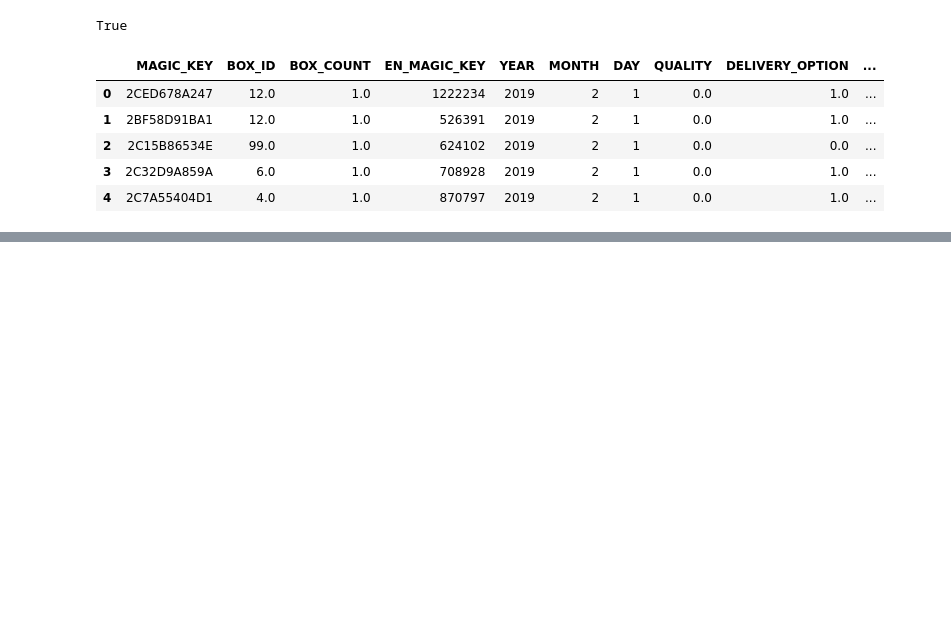
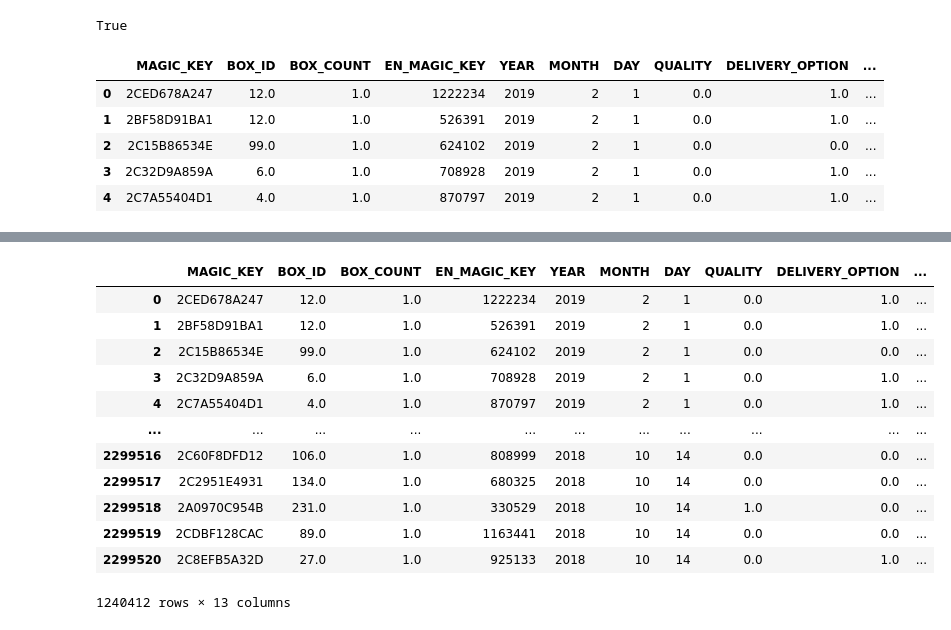
Before and after one commit to Exile404/Robi-Datathon, a Jupyter notebook: Problem1/Problem1_z.ipynb, the cells around one changed output, grey strips where cells are left out. Cells and saved outputs as stored; diff of their text form; code cells hidden in the pictures; blank space fills up the shorter version.

```diff
--- a/Problem1/Problem1_z.ipynb
+++ b/Problem1/Problem1_z.ipynb
@@ -179,8 +218,8 @@ merged_df = merged_df.dropna(subset=["BOX_ID"])
 # %%
-# Fill the rows will value NaN according to their column types
+# Fill NaN values
 
-merged_df["QUALITY"] = merged_df["QUALITY"].fillna(merged_df["QUALITY"].median())
-merged_df["DELIVERY_OPTION"] = merged_df["DELIVERY_OPTION"].fillna(merged_df["DELIVERY_OPTION"].max())
-merged_df["MILK"] = merged_df["MILK"].fillna(merged_df["MILK"].mean())
-merged_df["MEAT"] = merged_df["MEAT"].fillna(merged_df["MEAT"].mean())
-merged_df["UNIT_PRICE"] = merged_df["UNIT_PRICE"].fillna(merged_df["UNIT_PRICE"].mean())
+merged_df.loc[merged_df["QUALITY"].isna(), "QUALITY"] = merged_df["QUALITY"].median()
+merged_df.loc[merged_df["DELIVERY_OPTION"].isna(), "DELIVERY_OPTION"] = merged_df["DELIVERY_OPTION"].max()
+merged_df.loc[merged_df["MILK"].isna(), "MILK"] = merged_df["MILK"].mean()
+merged_df.loc[merged_df["MEAT"].isna(), "MEAT"] = merged_df["MEAT"].mean()
+merged_df.loc[merged_df["UNIT_PRICE"].isna(), "UNIT_PRICE"] = merged_df["UNIT_PRICE"].mean()
@@ -240,8 +242,3 @@ Name: count, dtype: int64
-# %%
-# As there are 17 rows of BOX_COUNT that are < 0, we drop them
-
-# merged_df["BOX_COUNT"] = merged_df["BOX_COUNT"].clip(lower=0)
-merged_df = merged_df.loc[merged_df["BOX_COUNT"] >= 0]
 # %%
 # Are all MAGIC_KEY of problem_df present in merged_df?
 
@@ -257,3 +254,5 @@ merged_df.head()
 | 2 | 2C15B86534E | 99.0 | 1.0 | 624102 | 2019 | 2 | 1 | 0.0 | 0.0 | ... |
 | 3 | 2C32D9A859A | 6.0 | 1.0 | 708928 | 2019 | 2 | 1 | 0.0 | 1.0 | ... |
 | 4 | 2C7A55404D1 | 4.0 | 1.0 | 870797 | 2019 | 2 | 1 | 0.0 | 1.0 | ... |
+# %%
+merged_df.loc[:, "PURCHASE"] = ((merged_df["MILK"] > 0) | (merged_df["MEAT"] > 0)).astype(int)
@@ -259,0 +301,18 @@ merged_df.head()
+# %%
+filtered_df = merged_df[merged_df["DAY"] <= 15]
+# %%
+filtered_df
+# %% [output]
+|  | MAGIC_KEY | BOX_ID | BOX_COUNT | EN_MAGIC_KEY | YEAR | MONTH | DAY | QUALITY | DELIVERY_OPTION | ... |
+| 0 | 2CED678A247 | 12.0 | 1.0 | 1222234 | 2019 | 2 | 1 | 0.0 | 1.0 | ... |
+| 1 | 2BF58D91BA1 | 12.0 | 1.0 | 526391 | 2019 | 2 | 1 | 0.0 | 1.0 | ... |
+| 2 | 2C15B86534E | 99.0 | 1.0 | 624102 | 2019 | 2 | 1 | 0.0 | 0.0 | ... |
+| 3 | 2C32D9A859A | 6.0 | 1.0 | 708928 | 2019 | 2 | 1 | 0.0 | 1.0 | ... |
+| 4 | 2C7A55404D1 | 4.0 | 1.0 | 870797 | 2019 | 2 | 1 | 0.0 | 1.0 | ... |
+| ... | ... | ... | ... | ... | ... | ... | ... | ... | ... | ... |
+| 2299516 | 2C60F8DFD12 | 106.0 | 1.0 | 808999 | 2018 | 10 | 14 | 0.0 | 0.0 | ... |
+| 2299517 | 2C2951E4931 | 134.0 | 1.0 | 680325 | 2018 | 10 | 14 | 0.0 | 0.0 | ... |
+| 2299518 | 2A0970C954B | 231.0 | 1.0 | 330529 | 2018 | 10 | 14 | 1.0 | 0.0 | ... |
+| 2299519 | 2CDBF128CAC | 89.0 | 1.0 | 1163441 | 2018 | 10 | 14 | 0.0 | 0.0 | ... |
+| 2299520 | 2C8EFB5A32D | 27.0 | 1.0 | 925133 | 2018 | 10 | 14 | 0.0 | 1.0 | ... |
+1240412 rows × 13 columns
```
Also changed, not shown: parts of 14 cells of this notebook.
